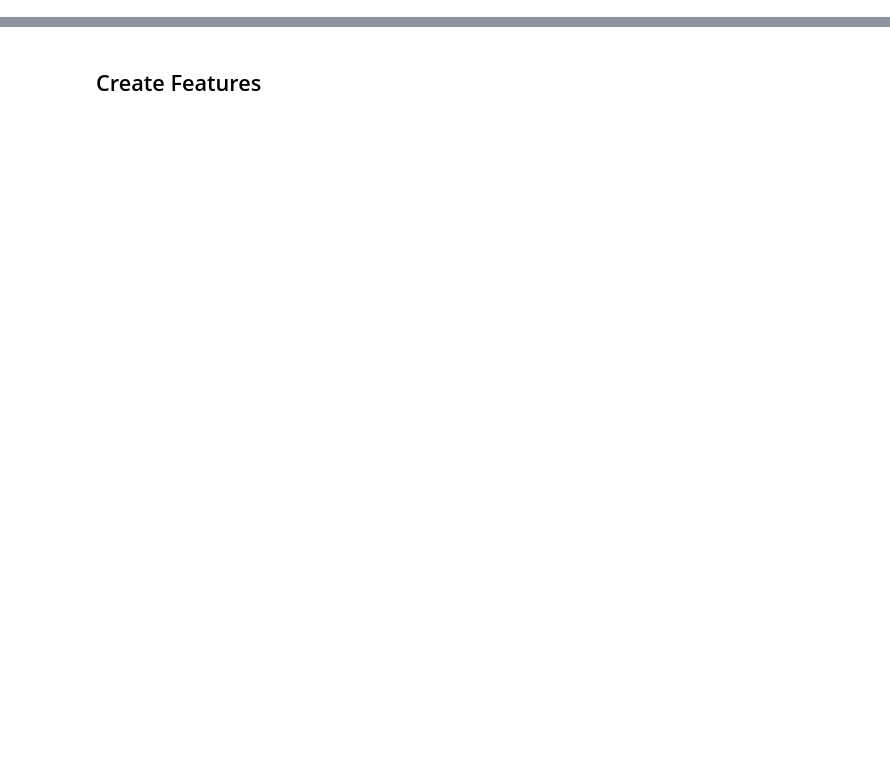
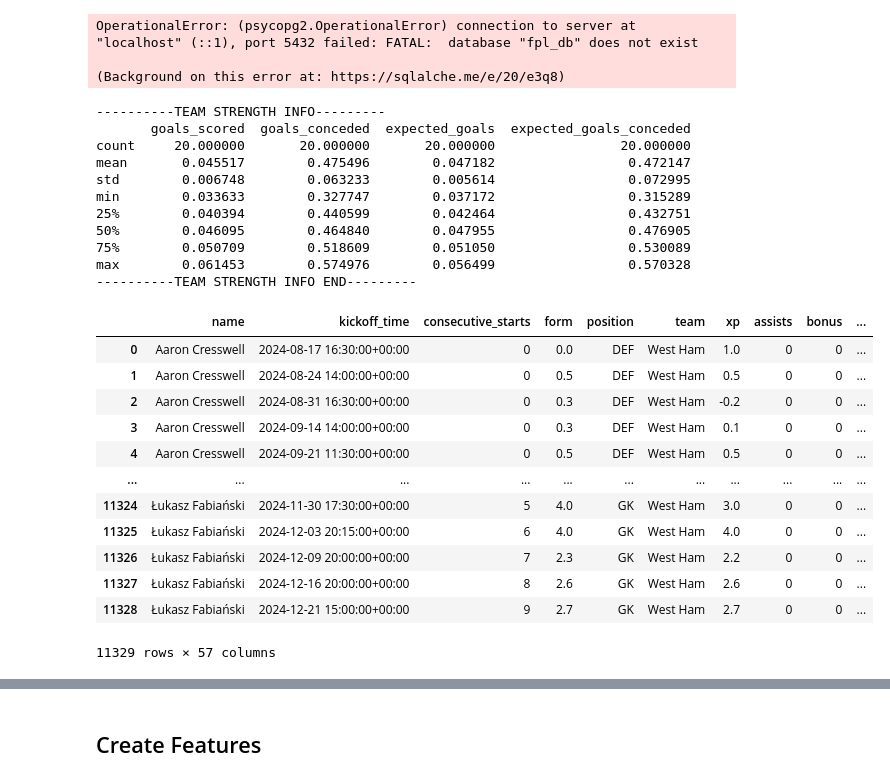
Before and after one commit to ThePyLord/FPL_Selector, a Jupyter notebook: src/analysis.ipynb, the cells around one changed output, grey strips where cells are left out. Drawn from its saved outputs; the diff is of its cells as text; code cells hidden in the pictures; blank space fills up the shorter version.

```diff
--- a/src/analysis.ipynb
+++ b/src/analysis.ipynb
@@ -54,9 +52,48 @@ new_url = "https://raw.githubusercontent.com/vaastav/Fantasy-Premier-League/refs
 # df = pd.read_csv(url)
 df = db.get_data("""
 	SELECT * FROM gameweek_stats
-	WHERE season = '2023-24'
-""")
-df = df.drop('season', axis=1)
+	WHERE season = '2024-25'
+""", df_type='polars')
+df = df.drop('season')
+# %% [output]
+OperationalError: (psycopg2.OperationalError) connection to server at "localhost" (::1), port 5432 failed: FATAL:  database "fpl_db" does not exist
+
+(Background on this error at: https://sqlalche.me/e/20/e3q8)
+# %%
+# df[f'_] =
+lag_features = df.groupby(['name', 'season'])[['total_points']].shift(1)
+# lag_features.columns = lag_features.columns.str.replace('total_points', 'lag_total_points')
+# %%
+for feature in lag_features.columns:
+	df[f'{feature}_lag_1'] = lag_features[feature]
+# %%
+eng = FplPreprocessor(lag_features=['total_points', 'xp'], rolling_windows=[3])
+eng.transform(df)
+# %% [output]
+----------TEAM STRENGTH INFO---------
+       goals_scored  goals_conceded  expected_goals  expected_goals_conceded
+count     20.000000       20.000000       20.000000                20.000000
+mean       0.045517        0.475496        0.047182                 0.472147
+std        0.006748        0.063233        0.005614                 0.072995
+min        0.033633        0.327747        0.037172                 0.315289
+25%        0.040394        0.440599        0.042464                 0.432751
+50%        0.046095        0.464840        0.047955                 0.476905
+75%        0.050709        0.518609        0.051050                 0.530089
+max        0.061453        0.574976        0.056499                 0.570328
+----------TEAM STRENGTH INFO END---------
+|  | name | kickoff_time | consecutive_starts | form | position | team | xp | assists | bonus | ... |
+| 0 | Aaron Cresswell | 2024-08-17 16:30:00+00:00 | 0 | 0.0 | DEF | West Ham | 1.0 | 0 | 0 | ... |
+| 1 | Aaron Cresswell | 2024-08-24 14:00:00+00:00 | 0 | 0.5 | DEF | West Ham | 0.5 | 0 | 0 | ... |
+| 2 | Aaron Cresswell | 2024-08-31 16:30:00+00:00 | 0 | 0.3 | DEF | West Ham | -0.2 | 0 | 0 | ... |
+| 3 | Aaron Cresswell | 2024-09-14 14:00:00+00:00 | 0 | 0.3 | DEF | West Ham | 0.1 | 0 | 0 | ... |
+| 4 | Aaron Cresswell | 2024-09-21 11:30:00+00:00 | 0 | 0.5 | DEF | West Ham | 0.5 | 0 | 0 | ... |
+| ... | ... | ... | ... | ... | ... | ... | ... | ... | ... | ... |
+| 11324 | Łukasz Fabiański | 2024-11-30 17:30:00+00:00 | 5 | 4.0 | GK | West Ham | 3.0 | 0 | 0 | ... |
+| 11325 | Łukasz Fabiański | 2024-12-03 20:15:00+00:00 | 6 | 4.0 | GK | West Ham | 4.0 | 0 | 0 | ... |
+| 11326 | Łukasz Fabiański | 2024-12-09 20:00:00+00:00 | 7 | 2.3 | GK | West Ham | 2.2 | 0 | 0 | ... |
+| 11327 | Łukasz Fabiański | 2024-12-16 20:00:00+00:00 | 8 | 2.6 | GK | West Ham | 2.6 | 0 | 0 | ... |
+| 11328 | Łukasz Fabiański | 2024-12-21 15:00:00+00:00 | 9 | 2.7 | GK | West Ham | 2.7 | 0 | 0 | ... |
+11329 rows × 57 columns
 # %%
 team_df = df.groupby(['team']).agg({
 	'gw': 'max',
```
Also changed, not shown: parts of 16 cells of this notebook, 6 other files.
